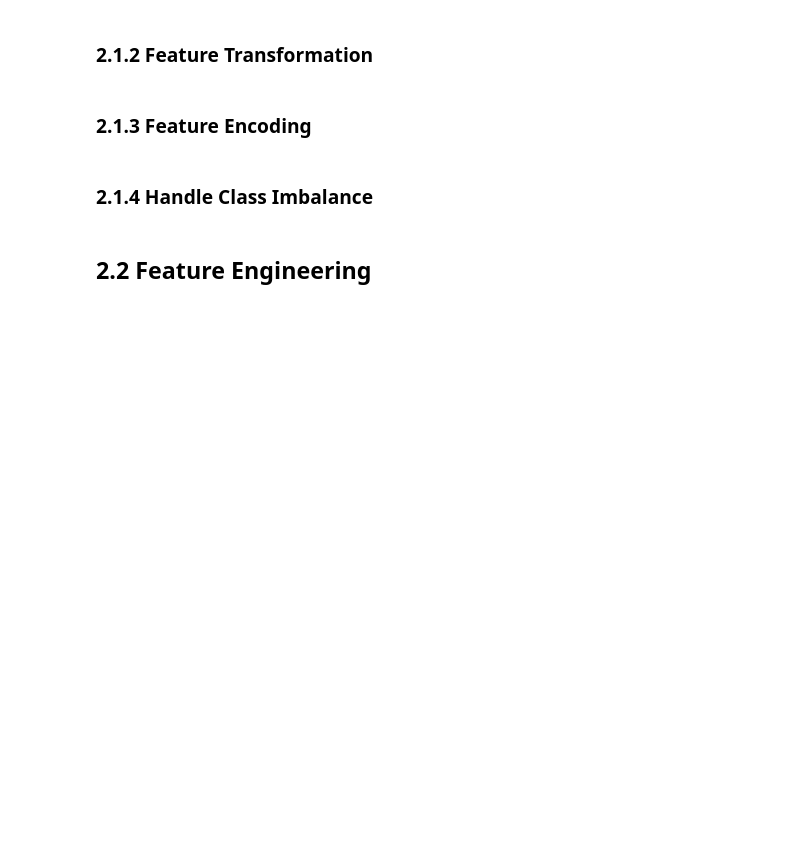
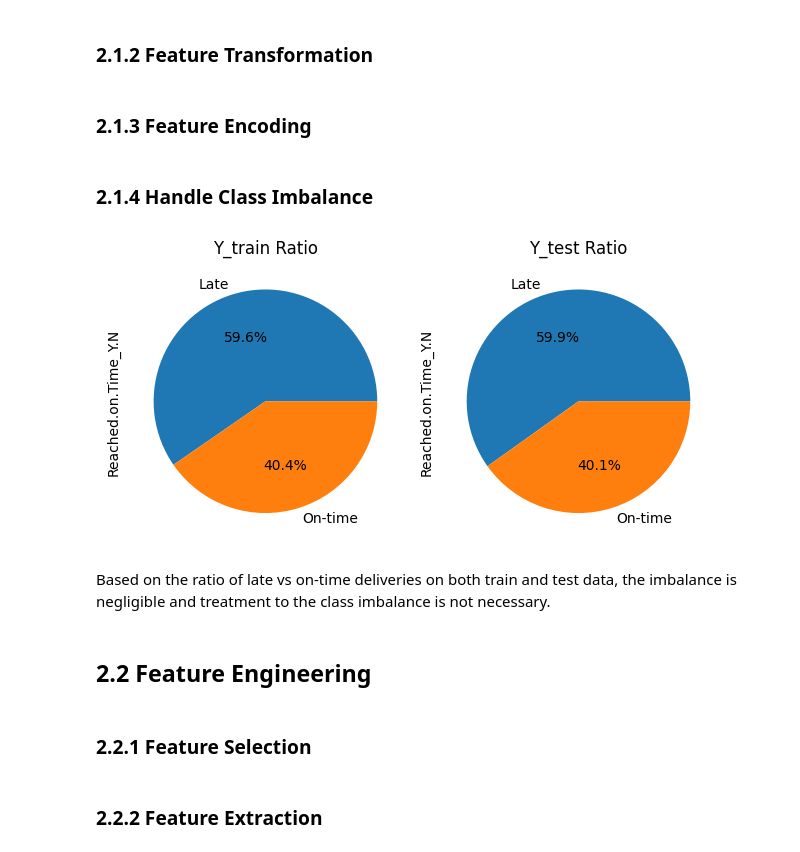
Before and after one commit to uniainiyah/ecommerce-ds, a Jupyter notebook: Final_Project_DS_Rakamin_Batch_31_Kelompok_4_(Cobra).ipynb, the cells around one changed output. Drawn from its saved outputs; the diff is of its cells as text; code cells hidden in the pictures; blank space fills up the shorter version.

Commit message:
added class imbalance handling based on target ratio

```diff
--- a/Final_Project_DS_Rakamin_Batch_31_Kelompok_4_(Cobra).ipynb
+++ b/Final_Project_DS_Rakamin_Batch_31_Kelompok_4_(Cobra).ipynb
@@ -604,5 +579,24 @@ memory usage: 50.9 KB
 ### 2.1.3 Feature Encoding
 # %% [markdown]
 ### 2.1.4 Handle Class Imbalance
+# %%
+# check ratio on on-time vs late deliveries
+plt.subplot(1, 2, 1)
+plt.title('Y_train Ratio')
+y_train.value_counts().plot.pie(labels=['Late', 'On-time'], autopct='%.1f%%')
+plt.subplot(1, 2, 2)
+plt.title('Y_test Ratio')
+y_test.value_counts().plot.pie(labels=['Late', 'On-time'], autopct='%.1f%%')
+
+plt.tight_layout(pad=1)
+plt.show()
+# %% [output]
+[figure, added]
+# %% [markdown]
+Based on the ratio of late vs on-time deliveries on both train and test data, the imbalance is negligible and treatment to the class imbalance is not necessary.
 # %% [markdown]
 ## 2.2 Feature Engineering
+# %% [markdown]
+### 2.2.1 Feature Selection
+# %% [markdown]
+### 2.2.2 Feature Extraction
```
Also changed, not shown: parts of 6 cells of this notebook.
